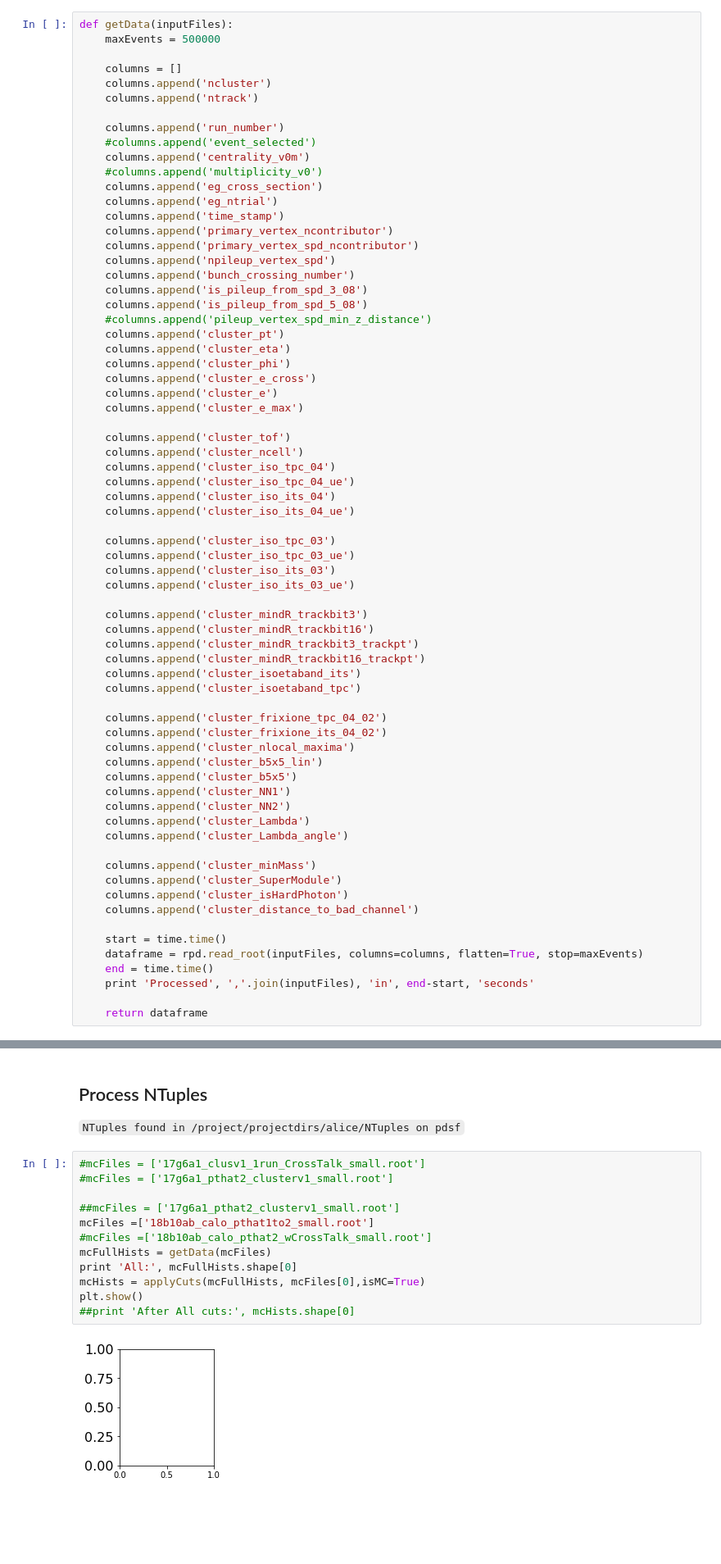
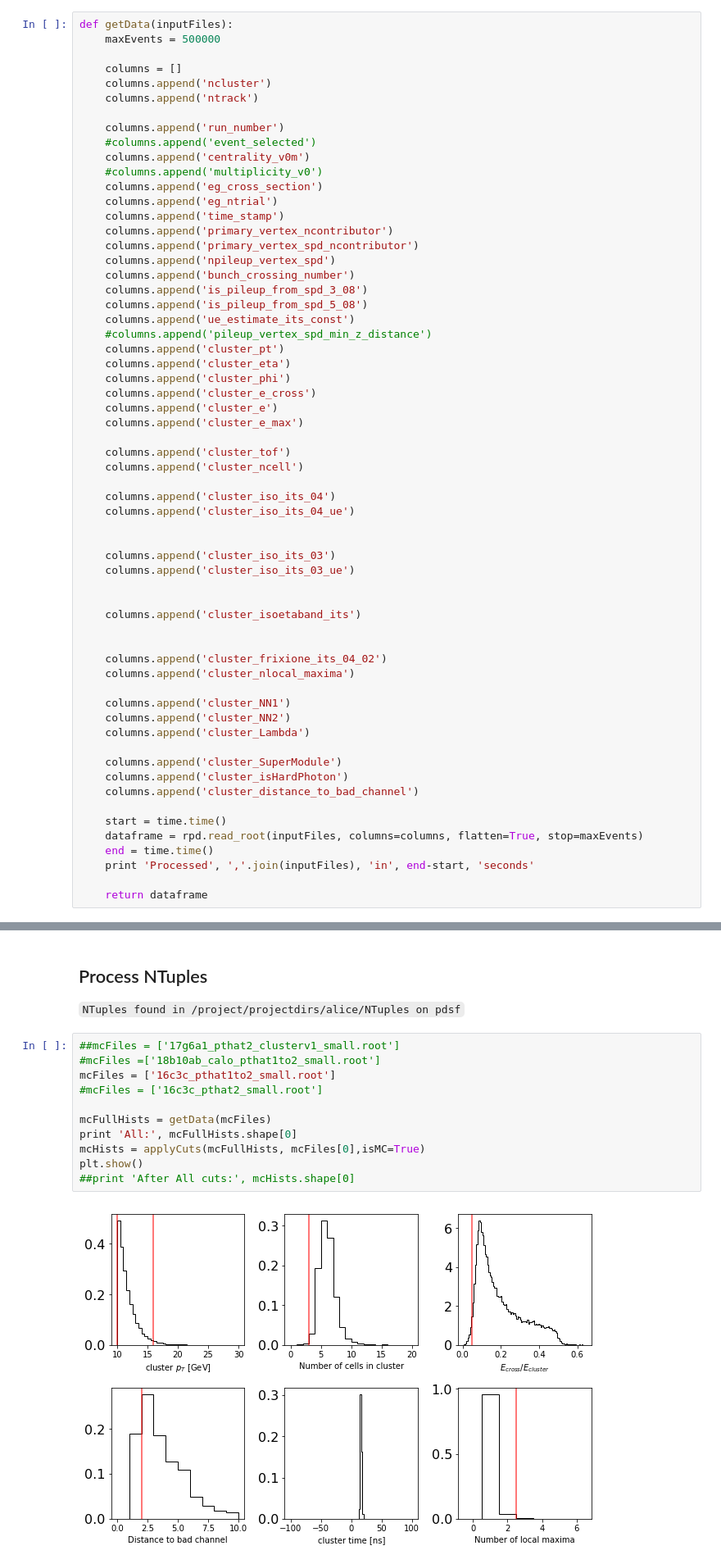
Before and after one commit to miguelignacio/CorrelationAnalysis, a Jupyter notebook: NtupleAnalysis/InputData/photon-purity.ipynb, the cells around one changed output, grey strips where cells are left out. Shown at 82% size. Drawn from its saved outputs; the diff is of its cells as text; blank space fills up the shorter version.

````diff
--- a/NtupleAnalysis/InputData/photon-purity.ipynb
+++ b/NtupleAnalysis/InputData/photon-purity.ipynb
@@ -48,6 +48,7 @@ def getData(inputFiles):
     columns.append('bunch_crossing_number')
     columns.append('is_pileup_from_spd_3_08')
     columns.append('is_pileup_from_spd_5_08')
+    columns.append('ue_estimate_its_const')
     #columns.append('pileup_vertex_spd_min_z_distance')
     columns.append('cluster_pt')
     columns.append('cluster_eta')
@@ -58,34 +59,25 @@ def getData(inputFiles):
 
     columns.append('cluster_tof')
     columns.append('cluster_ncell')
-    columns.append('cluster_iso_tpc_04')
-    columns.append('cluster_iso_tpc_04_ue')
+
     columns.append('cluster_iso_its_04')
     columns.append('cluster_iso_its_04_ue')
 
-    columns.append('cluster_iso_tpc_03')
-    columns.append('cluster_iso_tpc_03_ue')
+
     columns.append('cluster_iso_its_03')
     columns.append('cluster_iso_its_03_ue')
 
-    columns.append('cluster_mindR_trackbit3')
-    columns.append('cluster_mindR_trackbit16')
-    columns.append('cluster_mindR_trackbit3_trackpt')
-    columns.append('cluster_mindR_trackbit16_trackpt')
+
     columns.append('cluster_isoetaband_its')
-    columns.append('cluster_isoetaband_tpc')
 
-    columns.append('cluster_frixione_tpc_04_02')
+
     columns.append('cluster_frixione_its_04_02')
     columns.append('cluster_nlocal_maxima')
-    columns.append('cluster_b5x5_lin')
-    columns.append('cluster_b5x5')
+
     columns.append('cluster_NN1')
     columns.append('cluster_NN2')
     columns.append('cluster_Lambda')
-    columns.append('cluster_Lambda_angle')
 
-    columns.append('cluster_minMass')
     columns.append('cluster_SuperModule')
     columns.append('cluster_isHardPhoton')
     columns.append('cluster_distance_to_bad_channel')
@@ -913,16 +925,15 @@ def jackknifeResampling(fullData, nDatasets, signal, binEdges, pmin, pmax, fitRa
 ## Process NTuples
 ```NTuples found in /project/projectdirs/alice/NTuples on pdsf```
 # %%
-#mcFiles = ['17g6a1_clusv1_1run_CrossTalk_small.root']
-#mcFiles = ['17g6a1_pthat2_clusterv1_small.root']
+##mcFiles = ['17g6a1_pthat2_clusterv1_small.root']
+#mcFiles =['18b10ab_calo_pthat1to2_small.root']
+mcFiles = ['16c3c_pthat1to2_small.root']
+#mcFiles = ['16c3c_pthat2_small.root']
 
-##mcFiles = ['17g6a1_pthat2_clusterv1_small.root']
-mcFiles =['18b10ab_calo_pthat1to2_small.root']
-#mcFiles =['18b10ab_calo_pthat2_wCrossTalk_small.root']
 mcFullHists = getData(mcFiles)
 print 'All:', mcFullHists.shape[0]
 mcHists = applyCuts(mcFullHists, mcFiles[0],isMC=True)
 plt.show()
 ##print 'After All cuts:', mcHists.shape[0]
 # %% [output]
-[figure, old version]
+[figure, new version]
````
Also changed, not shown: parts of 32 cells of this notebook.
